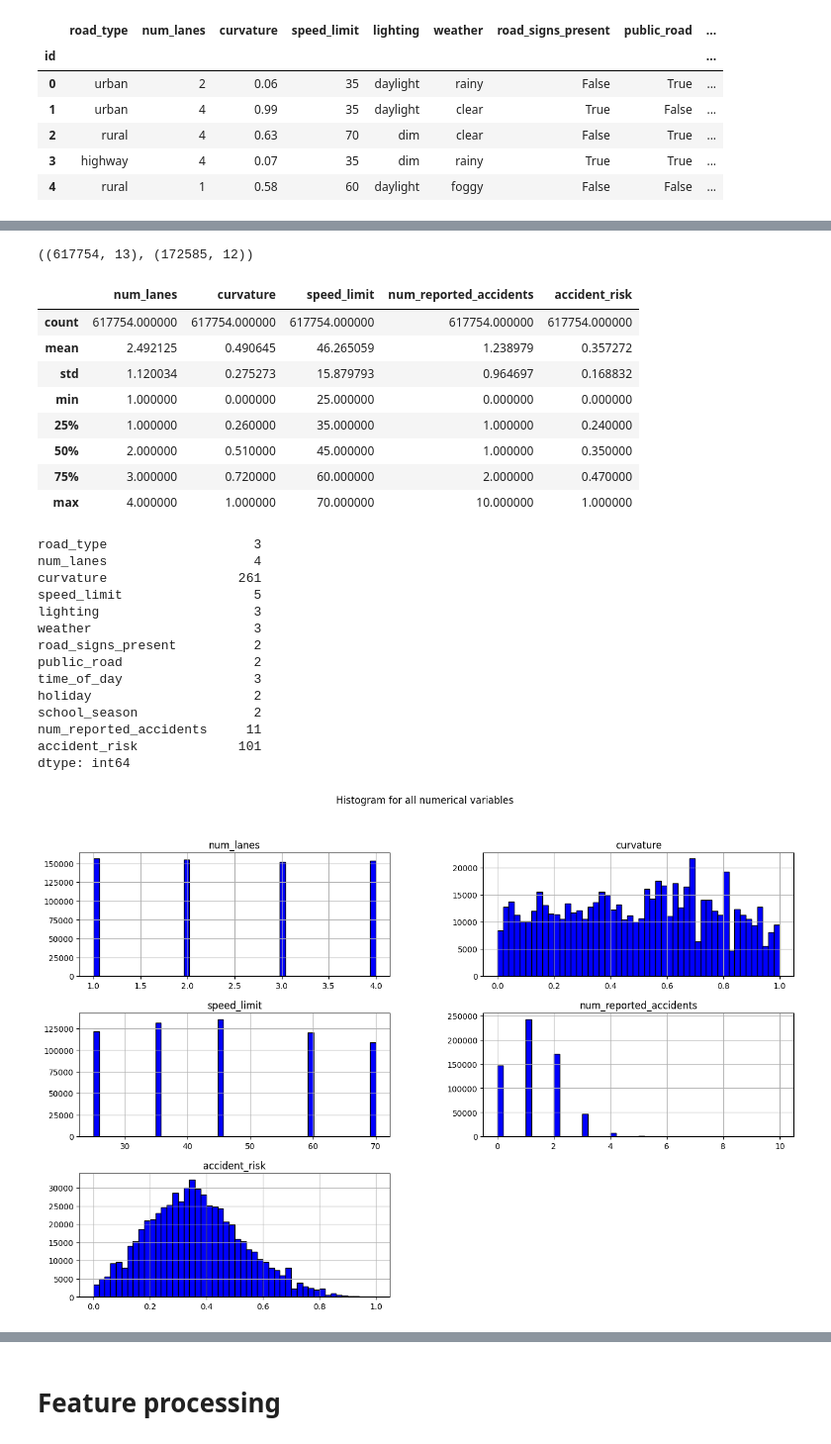
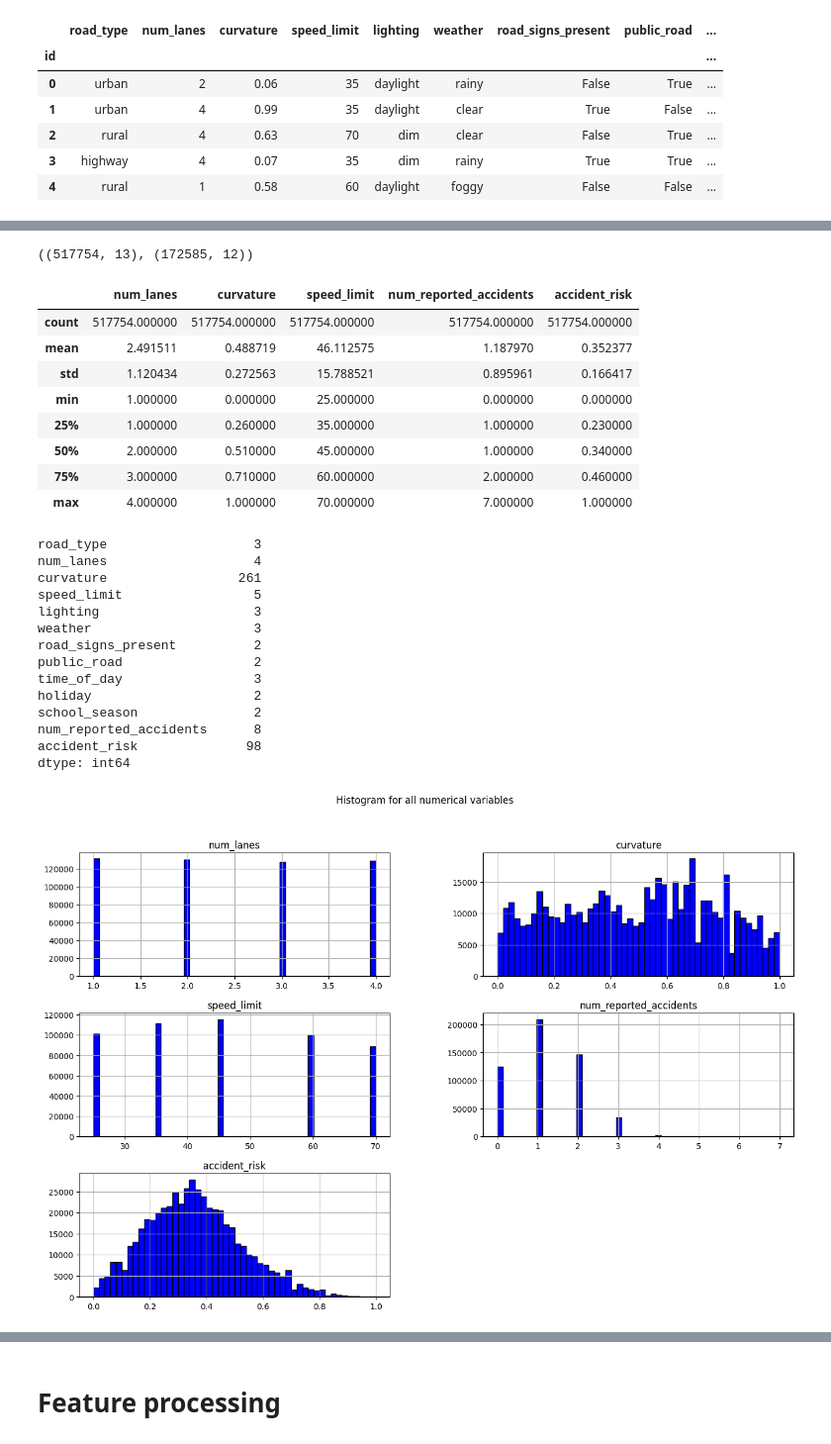
Before and after one commit to StutiSharma22/Kaggle-projects, a Jupyter notebook: predicting-road-accident-risk.ipynb, the cells around one changed output, grey strips where cells are left out. Shown at 99% size. Saved outputs shown, nothing was run; the diff lists cells and outputs as text; code cells hidden in the pictures.

```diff
--- a/predicting-road-accident-risk.ipynb
+++ b/predicting-road-accident-risk.ipynb
@@ -113,23 +86,23 @@ memory usage: 49.5+ MB
 # %%
-combined_df.shape, df_test.shape
+df_train.shape, df_test.shape
 # %% [output]
-((617754, 13), (172585, 12))
+((517754, 13), (172585, 12))
 # %%
 #summary statistics of numerical columns in train dataset
-combined_df.describe()
+df_train.describe()
 # %% [output]
 |  | num_lanes | curvature | speed_limit | num_reported_accidents | accident_risk |
-| count | 617754.000000 | 617754.000000 | 617754.000000 | 617754.000000 | 617754.000000 |
-| mean | 2.492125 | 0.490645 | 46.265059 | 1.238979 | 0.357272 |
-| std | 1.120034 | 0.275273 | 15.879793 | 0.964697 | 0.168832 |
+| count | 517754.000000 | 517754.000000 | 517754.000000 | 517754.000000 | 517754.000000 |
+| mean | 2.491511 | 0.488719 | 46.112575 | 1.187970 | 0.352377 |
+| std | 1.120434 | 0.272563 | 15.788521 | 0.895961 | 0.166417 |
 | min | 1.000000 | 0.000000 | 25.000000 | 0.000000 | 0.000000 |
-| 25% | 1.000000 | 0.260000 | 35.000000 | 1.000000 | 0.240000 |
-| 50% | 2.000000 | 0.510000 | 45.000000 | 1.000000 | 0.350000 |
-| 75% | 3.000000 | 0.720000 | 60.000000 | 2.000000 | 0.470000 |
-| max | 4.000000 | 1.000000 | 70.000000 | 10.000000 | 1.000000 |
+| 25% | 1.000000 | 0.260000 | 35.000000 | 1.000000 | 0.230000 |
+| 50% | 2.000000 | 0.510000 | 45.000000 | 1.000000 | 0.340000 |
+| 75% | 3.000000 | 0.710000 | 60.000000 | 2.000000 | 0.460000 |
+| max | 4.000000 | 1.000000 | 70.000000 | 7.000000 | 1.000000 |
 # %%
 #number of unique values in the columns
-combined_df.nunique()
+df_train.nunique()
 # %% [output]
 road_type                   3
 num_lanes                   4
@@ -142,14 +115,14 @@ public_road                 2
 time_of_day                 3
 holiday                     2
 school_season               2
-num_reported_accidents     11
-accident_risk             101
+num_reported_accidents      8
+accident_risk              98
 dtype: int64
 # %%
 #plotting histogram for all the input variables
-combined_df.hist(figsize=(16,10), bins=50, color='blue', edgecolor='black')
+df_train.hist(figsize=(16,10), bins=50, color='blue', edgecolor='black')
 plt.suptitle("Histogram for all numerical variables")
 plt.show()
 # %% [output]
-[figure, old version]
+[figure, new version]
 # %%
```
Also changed, not shown: parts of 25 cells of this notebook.
